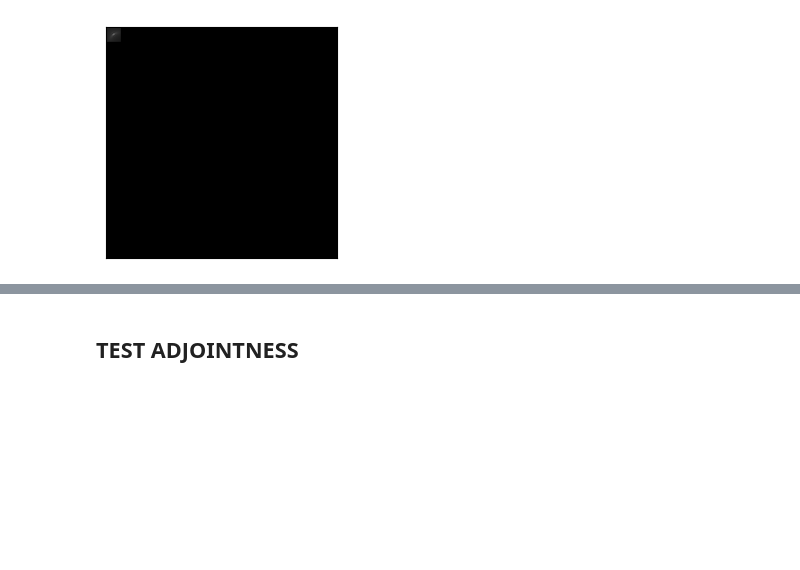
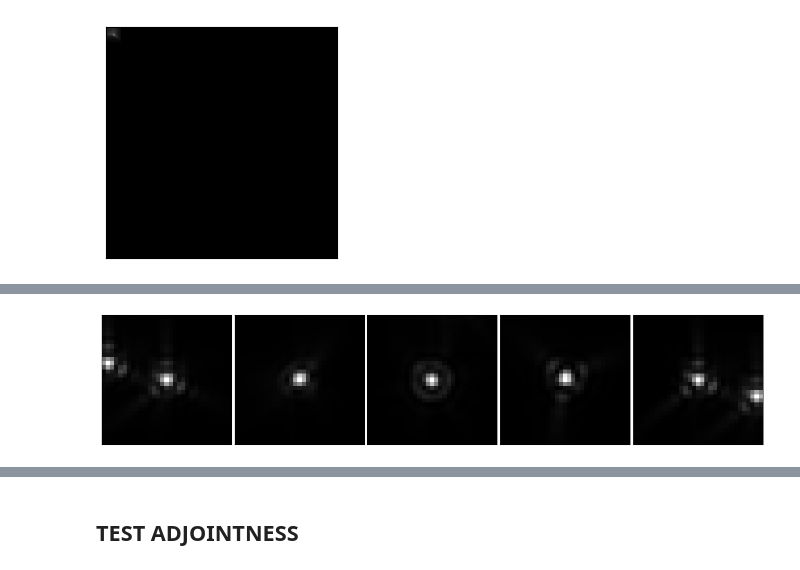
Before and after one commit to samuro95/BregmanOptim, a Jupyter notebook: deepinv/physics/functional/test_product_convolution.ipynb, the cells around one changed output, grey strips where cells are left out. Drawn from its saved outputs; the diff is of its cells as text; code cells hidden in the pictures; blank space fills up the shorter version.

```diff
--- a/deepinv/physics/functional/test_product_convolution.ipynb
+++ b/deepinv/physics/functional/test_product_convolution.ipynb
@@ -216 +221,17 @@ show_images(torch.cat((psf_pc[:,0:1,...], psf[:,0:1,...], diff), dim = 0) ** 0.2
+# %%
+patch_size = (128, 128)
+overlap = (40, 40)
+max_size = 215
+for i in range(max_size):
+    for j in range(max_size):
+        image = torch.zeros(2, 3, 256, 256)
+        position = (i, j)
+
+        out = get_index_and_position(position,  patch_size, overlap, num_patches = physic.num_patches)
+        out_2 = get_index_and_position_2(position,  patch_size, overlap, num_patches = physic.num_patches)
+
+        if out != out_2:
+            print(f'---------------{position}-----------------')
+            print(out)
+            print(out_2)
 # %%
@@ -246,0 +306,70 @@ for i in range(psf_size[0], 256 - psf_size[0]):
+# %%
+import deepinv as dinv
+from deepinv.physics.generator import DiffractionBlurGenerator, ProductConvolutionPatchBlurGenerator
+import torch.nn.functional as F
+from product_convolution import image_to_patches
+from torchvision.transforms.functional import center_crop
+
+psf_size = (31, 31)
+patch_size = (128, 128)
+overlap = (64, 64)
+stride = (patch_size[0] - overlap[0], patch_size[1] - overlap[1])
+image_size = 256
+device='cuda'
+
+diffraction_generator = DiffractionBlurGenerator(psf_size,  device=device)
+generator = ProductConvolutionPatchBlurGenerator(psf_generator=diffraction_generator,
+                                                    image_size=image_size,
+                                                    patch_size=patch_size,
+                                                    overlap=overlap,
+                                                    device=device)
+params = generator.step(2)
+h = params['filters']
+w = params['multipliers']
+
+physic = dinv.physics.SpaceVaryingBlur(filters=h, multipliers=w, padding='valid', method='product_convolution2d_patch', patch_size=patch_size, overlap=overlap, device='cuda')
+
+random_patch = True
+# image = torch.zeros(2, 3, image_size, image_size, device=device)
+# image[...,patch_size[0] // 2::stride[0], patch_size[1] // 2::stride[1]] = 1.
+for _ in range(100):
+    if random_patch:
+        centers = torch.randint(63, 256 - 64, size=(2, 10, 2), device='cuda')
+    else:
+        row = torch.arange(
+            patch_size[0] // 2 - 1, image_size - patch_size[0] // 2, patch_size[0] - overlap[0], device=device)
+        col = torch.arange(
+            patch_size[1] // 2 - 1, image_size - patch_size[1] // 2, patch_size[1] - overlap[1], device=device)
+
+        row, col = torch.meshgrid(row, col, indexing='ij')
+        centers = torch.stack((row.flatten(),
+                                col.flatten()), dim=1).unsqueeze(0) #.expand(2, -1, -1)
+
+    image = torch.zeros(2, 3, image_size, image_size, device=device)
+
+    image[torch.arange(2)[:,None],
+          :,
+          centers[...,0],
+          centers[...,1],
+        ] = 1.
+
+
+    blurry = physic.A(image)
+    blurry_padded = F.pad(blurry, (psf_size[1] // 2, psf_size[1] // 2, psf_size[0] // 2, psf_size[0] // 2), mode='constant', value=0)
+
+    psf_pc = generate_random_patch(blurry_padded, centers=centers, patch_size=psf_size).transpose(1,2).flatten(0,1)[:,0:1]
+
+    print('Centers: ', centers.shape)
+    psf_hat = physic.get_psf_optimized(centers).transpose(1,2).flatten(0,1)[:,0:1]
+
+
+    diff = psf_pc - psf_hat
+    if torch.norm(diff) > 1e-5:
+        show_images(psf_pc[:5])
+        show_images(psf_hat[:5])
+        show_images(psf_pc[:5] - psf_hat[:5], colorbar=True)
+        break
+
+    if not random_patch:
+        break
+# %% [output]
@@ -246,0 +377 @@ for i in range(psf_size[0], 256 - psf_size[0]):
+[figure, added]
```
Also changed, not shown: parts of 27 cells of this notebook, 4 other files.
